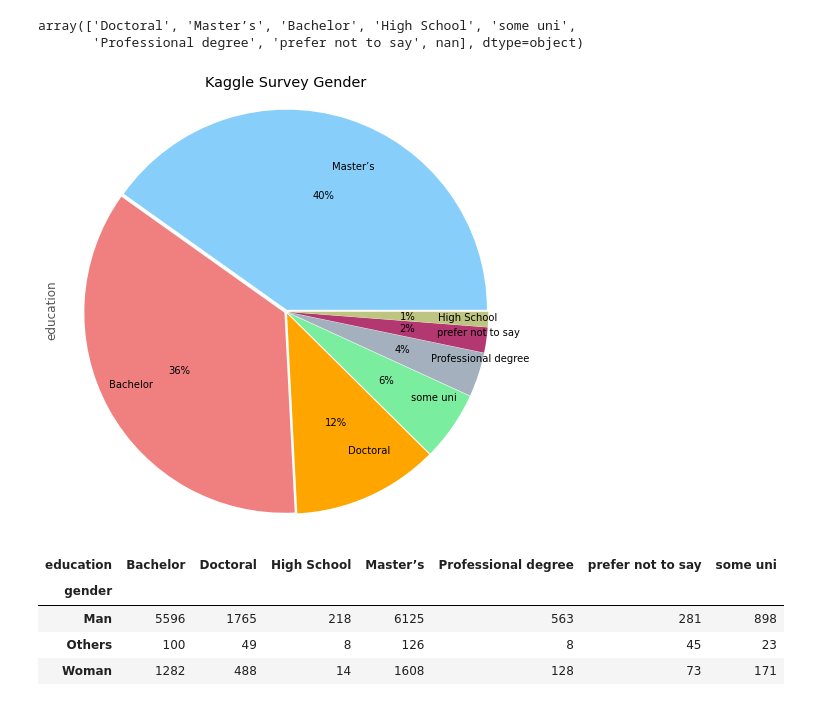
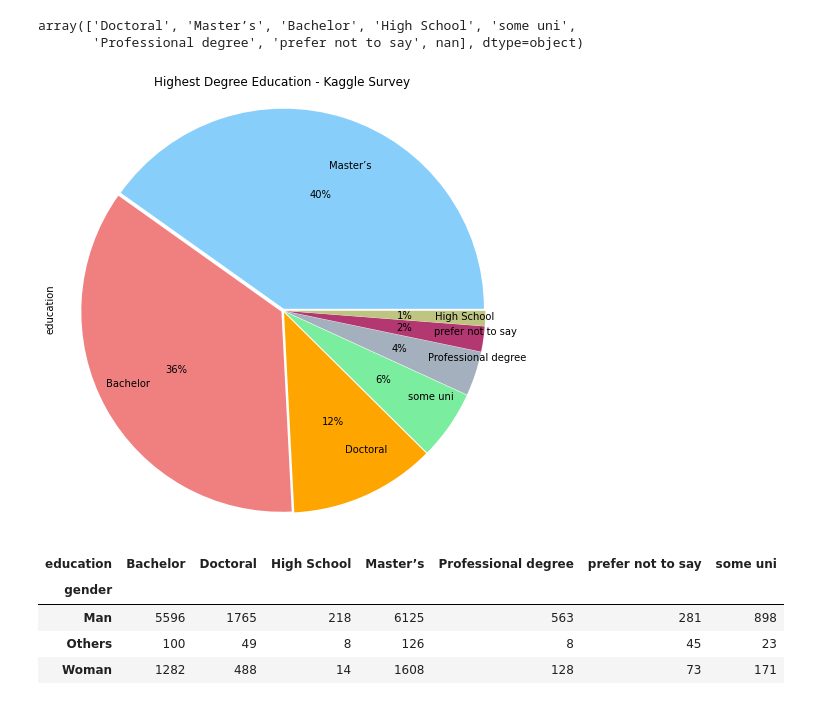
Before and after one commit to saharrsaber/kaggle-survey-visualization-EDA, a Jupyter notebook: KaggleSurveyProject.ipynb, the cells around one changed output. Drawn from its saved outputs; the diff is of its cells as text; code cells hidden in the pictures.

```diff
--- a/KaggleSurveyProject.ipynb
+++ b/KaggleSurveyProject.ipynb
@@ -119,13 +119,13 @@ array(['Doctoral', 'Master’s', 'Bachelor', 'High School', 'some uni',
 # %%
 plt.figure()
 colors = ['lightskyblue', 'lightcoral', 'orange', '#7bed9f', '#a4b0be','#B33771','#BDC581']
 explode = [0.01]*7
 df["education"].value_counts().plot.pie(figsize=(8,8), autopct='%1.0f%%',labeldistance = 0.75, colors = colors, explode = explode)
-plt.gca().set_title('Kaggle Survey Gender')
+plt.gca().set_title('Highest Degree Education - Kaggle Survey')
 plt.axis('equal')
 plt.show()
 # %% [output]
-[figure, old version]
+[figure, new version]
 # %%
 pd.crosstab(index=df["gender"], columns=df["education"])
 # %% [output]
```
Also changed, not shown: parts of 3 cells of this notebook.
